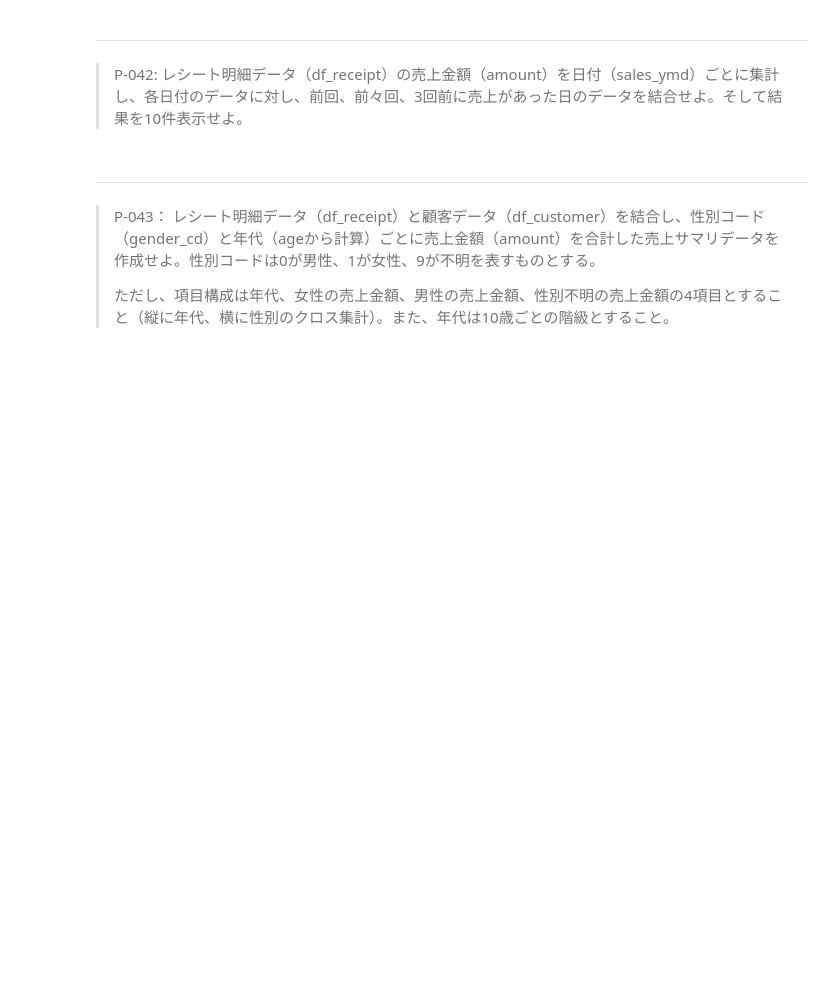
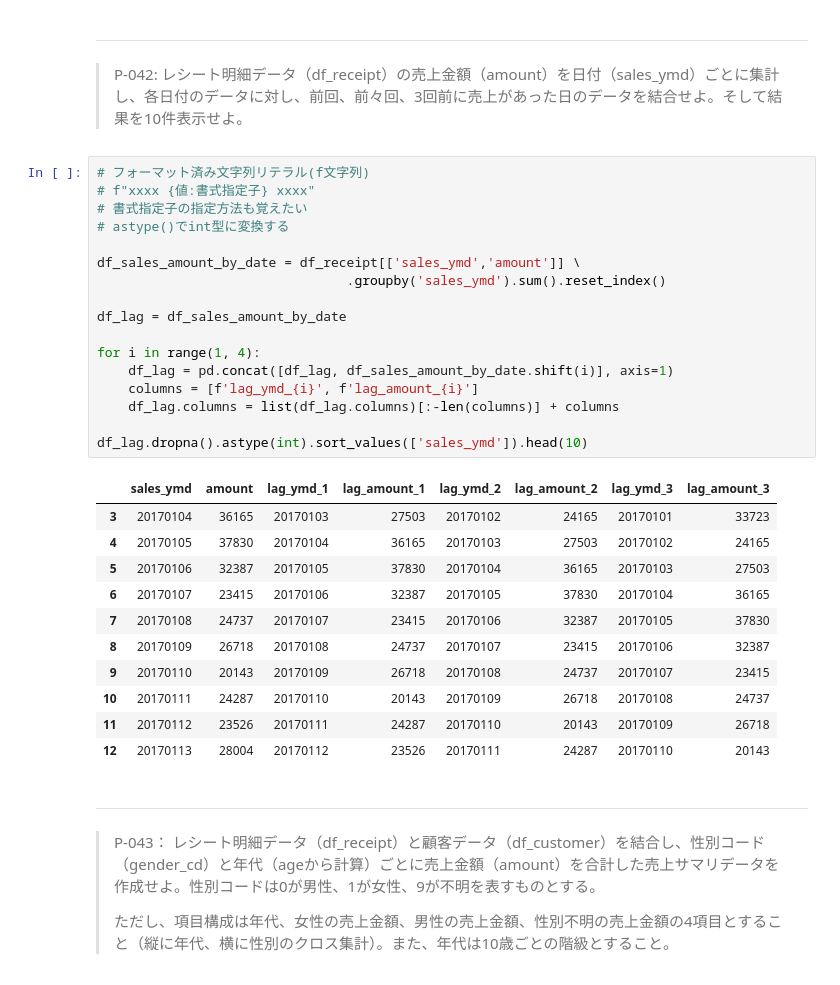
Before and after one commit to ryu1maniwa/100knocks-preprocess, a Jupyter notebook: docker/work/preprocess_knock_Python.ipynb, the cells around one changed output. Saved outputs shown, nothing was run; the diff lists cells and outputs as text; blank space fills up the shorter version.

```diff
--- a/docker/work/preprocess_knock_Python.ipynb
+++ b/docker/work/preprocess_knock_Python.ipynb
@@ -822,6 +862,35 @@ pd.merge(df_num_sales_ymd, df_amount_sum, how='outer', on='customer_id')
 # %% [markdown]
 ---
 > P-042: レシート明細データ（df_receipt）の売上金額（amount）を日付（sales_ymd）ごとに集計し、各日付のデータに対し、前回、前々回、3回前に売上があった日のデータを結合せよ。そして結果を10件表示せよ。
+# %%
+# フォーマット済み文字列リテラル(f文字列)
+# f"xxxx {値:書式指定子} xxxx"
+# 書式指定子の指定方法も覚えたい
+# astype()でint型に変換する
+
+df_sales_amount_by_date = df_receipt[['sales_ymd','amount']] \
+                                .groupby('sales_ymd').sum().reset_index()
+
+df_lag = df_sales_amount_by_date
+
+for i in range(1, 4):
+    df_lag = pd.concat([df_lag, df_sales_amount_by_date.shift(i)], axis=1)
+    columns = [f'lag_ymd_{i}', f'lag_amount_{i}']
+    df_lag.columns = list(df_lag.columns)[:-len(columns)] + columns
+
+df_lag.dropna().astype(int).sort_values(['sales_ymd']).head(10)
+# %% [output]
+|  | sales_ymd | amount | lag_ymd_1 | lag_amount_1 | lag_ymd_2 | lag_amount_2 | lag_ymd_3 | lag_amount_3 |
+| 3 | 20170104 | 36165 | 20170103 | 27503 | 20170102 | 24165 | 20170101 | 33723 |
+| 4 | 20170105 | 37830 | 20170104 | 36165 | 20170103 | 27503 | 20170102 | 24165 |
+| 5 | 20170106 | 32387 | 20170105 | 37830 | 20170104 | 36165 | 20170103 | 27503 |
+| 6 | 20170107 | 23415 | 20170106 | 32387 | 20170105 | 37830 | 20170104 | 36165 |
+| 7 | 20170108 | 24737 | 20170107 | 23415 | 20170106 | 32387 | 20170105 | 37830 |
+| 8 | 20170109 | 26718 | 20170108 | 24737 | 20170107 | 23415 | 20170106 | 32387 |
+| 9 | 20170110 | 20143 | 20170109 | 26718 | 20170108 | 24737 | 20170107 | 23415 |
+| 10 | 20170111 | 24287 | 20170110 | 20143 | 20170109 | 26718 | 20170108 | 24737 |
+| 11 | 20170112 | 23526 | 20170111 | 24287 | 20170110 | 20143 | 20170109 | 26718 |
+| 12 | 20170113 | 28004 | 20170112 | 23526 | 20170111 | 24287 | 20170110 | 20143 |
 # %% [markdown]
 ---
 > P-043： レシート明細データ（df_receipt）と顧客データ（df_customer）を結合し、性別コード（gender_cd）と年代（ageから計算）ごとに売上金額（amount）を合計した売上サマリデータを作成せよ。性別コードは0が男性、1が女性、9が不明を表すものとする。
```
Also changed, not shown: parts of 31 cells of this notebook, 1 other file.
